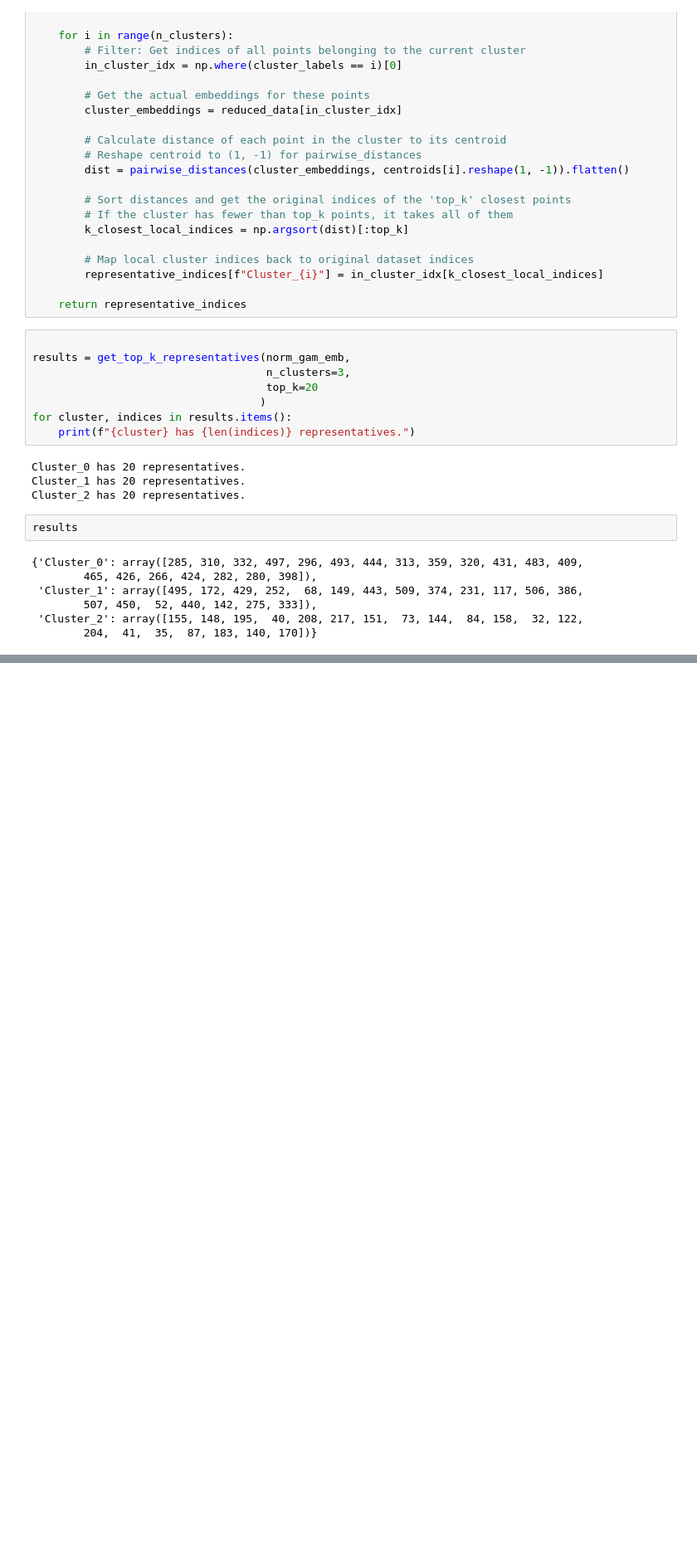
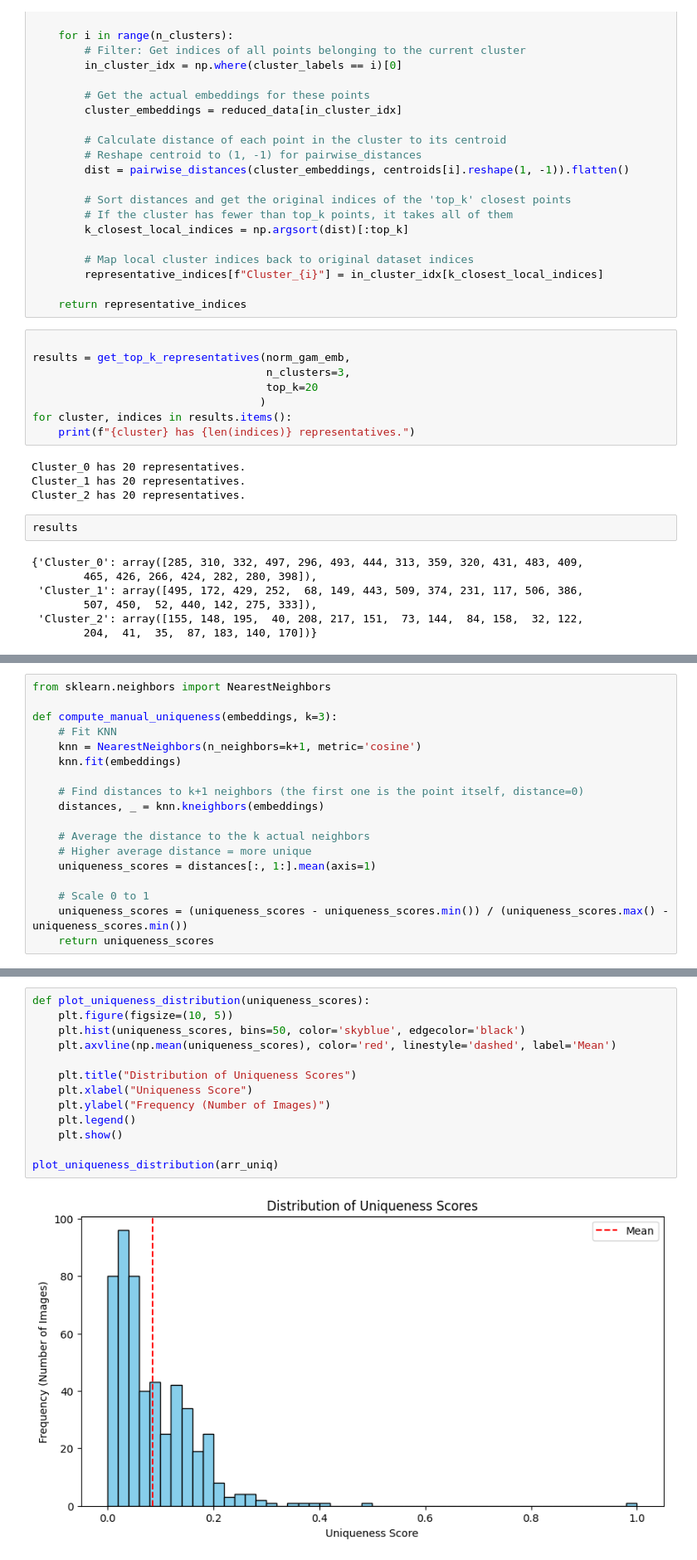
Before and after one commit to emanuel-gf/Dugongs_IRISA-MARBEC-LIRMM, a Jupyter notebook: chapter1_exploring/presentation/presen23-03.ipynb, the cells around one changed output, grey strips where cells are left out. Shown at 83% size. Saved outputs shown, nothing was run; the diff lists cells and outputs as text; blank space fills up the shorter version.

```diff
--- a/chapter1_exploring/presentation/presen23-03.ipynb
+++ b/chapter1_exploring/presentation/presen23-03.ipynb
@@ -278,0 +377,18 @@ results
+# %%
+from sklearn.neighbors import NearestNeighbors
+
+def compute_manual_uniqueness(embeddings, k=3):
+    # Fit KNN
+    knn = NearestNeighbors(n_neighbors=k+1, metric='cosine')
+    knn.fit(embeddings)
+
+    # Find distances to k+1 neighbors (the first one is the point itself, distance=0)
+    distances, _ = knn.kneighbors(embeddings)
+
+    # Average the distance to the k actual neighbors
+    # Higher average distance = more unique
+    uniqueness_scores = distances[:, 1:].mean(axis=1)
+
+    # Scale 0 to 1
+    uniqueness_scores = (uniqueness_scores - uniqueness_scores.min()) / (uniqueness_scores.max() - uniqueness_scores.min())
+    return uniqueness_scores
@@ -279 +435,16 @@ results
+# %%
+def plot_uniqueness_distribution(uniqueness_scores):
+    plt.figure(figsize=(10, 5))
+    plt.hist(uniqueness_scores, bins=50, color='skyblue', edgecolor='black')
+    plt.axvline(np.mean(uniqueness_scores), color='red', linestyle='dashed', label='Mean')
+
+    plt.title("Distribution of Uniqueness Scores")
+    plt.xlabel("Uniqueness Score")
+    plt.ylabel("Frequency (Number of Images)")
+    plt.legend()
+    plt.show()
+
+plot_uniqueness_distribution(arr_uniq)
+# %% [output]
+[figure, added]
 # %%
```
Also changed, not shown: parts of 14 cells of this notebook, 2 other files.
